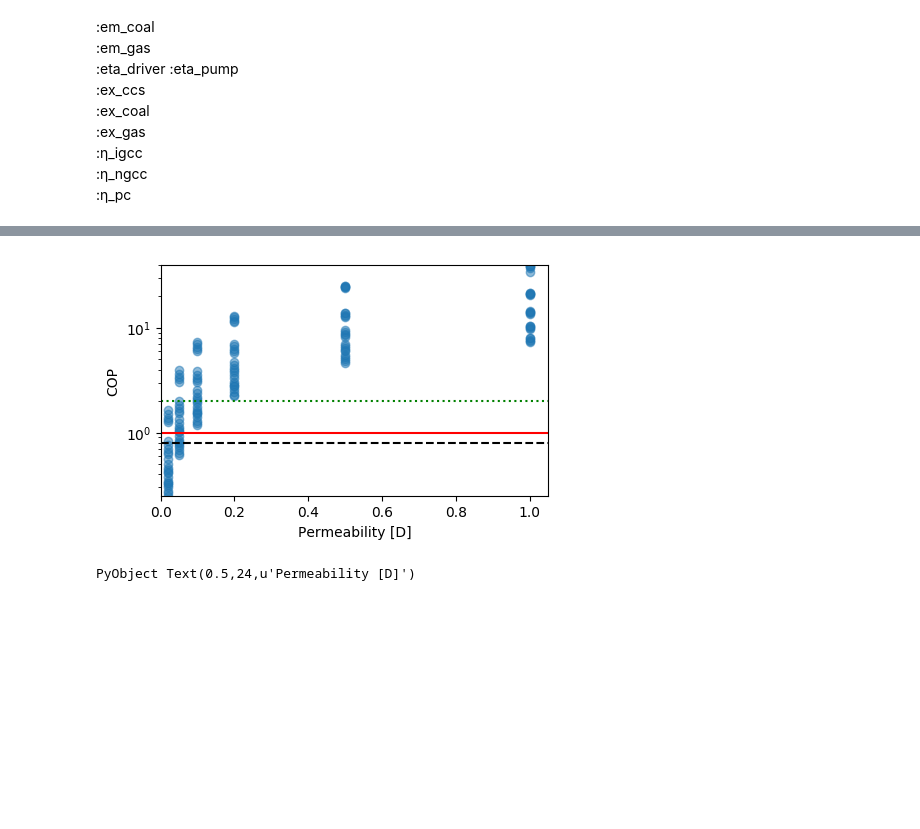
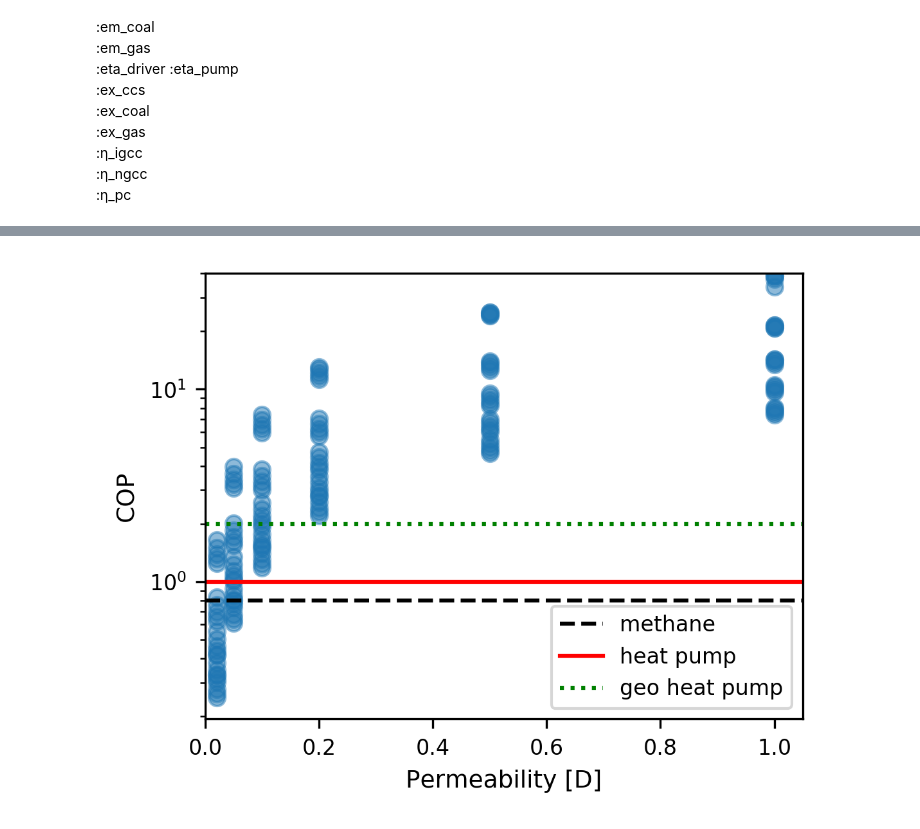
Before and after one commit to simulkade/geothermal, a Jupyter notebook: data_analysis_results.ipynb, the cells around one changed output, grey strips where cells are left out. Cells and saved outputs as stored; diff of their text form; code cells hidden in the pictures; blank space fills up the shorter version.

```diff
--- a/data_analysis_results.ipynb
+++ b/data_analysis_results.ipynb
@@ -33,5 +36,5 @@ em_gas*1e3
 # %% [output]
 0.05499999999999999
 # %%
-df_geo = readtable("geothermal_final_results.csv")
+df_geo = CSV.read("geothermal_final_results.csv")
 # %% [output]
@@ -313,13 +328,13 @@ PyObject Text(0.5,24,u'Permeability [D]')
 # %%
-figure(figsize=(5,3))
+figure(figsize=(4,3))
 semilogy(df_geo[:k_m2]*1e12, df_geo[:COP], "o", alpha = 0.5)
 semilogy([0,1.1], [0.8, 0.8], "--k", label = "methane")
 semilogy([0,1.1], [1.0, 1.0], "-r", label = "heat pump")
 semilogy([0,1.1], [2.0, 2.0], ":g", label = "geo heat pump")
 axis([0,1.05,0,40])
-# legend()
+legend()
 ylabel("COP")
 xlabel("Permeability [D]")
+savefig("figs/COP_alternatives.png")
 # %% [output]
-[figure, old version]
+[figure, new version]
-PyObject Text(0.5,24,u'Permeability [D]')
```
Also changed, not shown: parts of 18 cells of this notebook, 11 other files.
